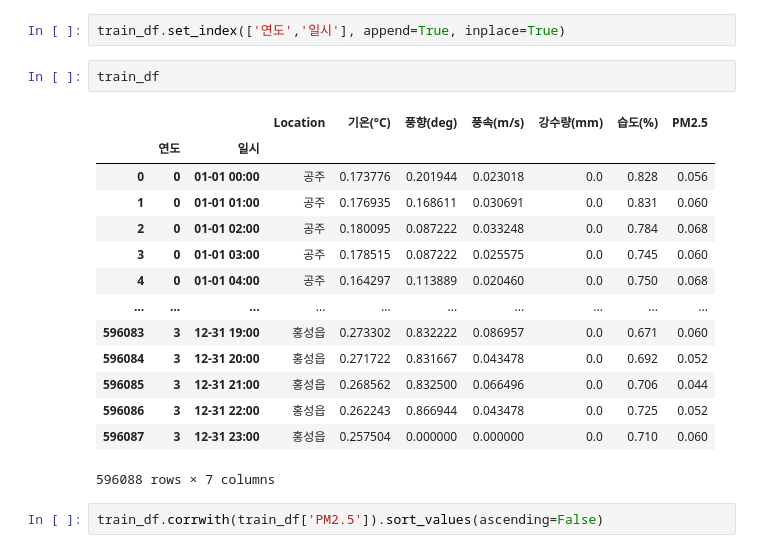
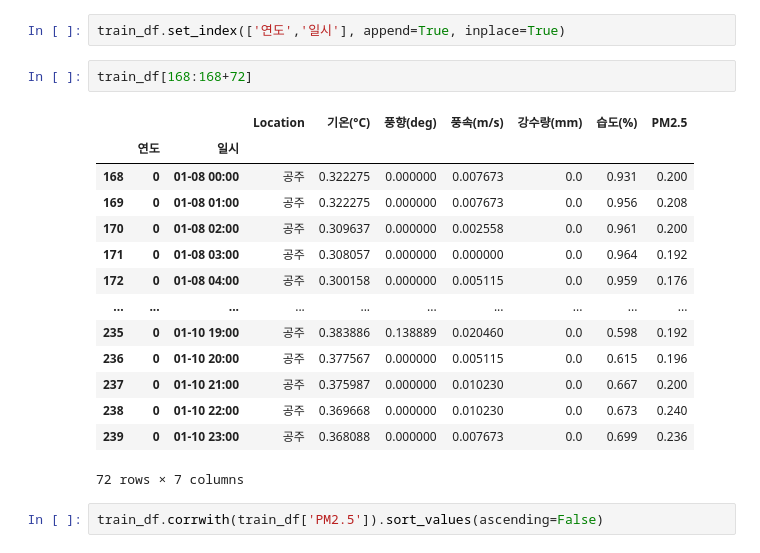
Before and after one commit to PaulowniaTree/ai_factory, a Jupyter notebook: 대기오염 예측하기-결측치 채우기.ipynb, the cells around one changed output. Saved outputs shown, nothing was run; the diff lists cells and outputs as text.

```diff
--- a/대기오염 예측하기-결측치 채우기.ipynb
+++ b/대기오염 예측하기-결측치 채우기.ipynb
@@ -707,22 +707,22 @@ dtype: int64
 # %%
 train_df.set_index(['연도','일시'], append=True, inplace=True)
 # %%
-train_df
+train_df[168:168+72]
 # %% [output]
 |  |  |  | Location | 기온(°C) | 풍향(deg) | 풍속(m/s) | 강수량(mm) | 습도(%) | PM2.5 |
 |  | 연도 | 일시 |  |  |  |  |  |  |  |
-| 0 | 0 | 01-01 00:00 | 공주 | 0.173776 | 0.201944 | 0.023018 | 0.0 | 0.828 | 0.056 |
-| 1 | 0 | 01-01 01:00 | 공주 | 0.176935 | 0.168611 | 0.030691 | 0.0 | 0.831 | 0.060 |
-| 2 | 0 | 01-01 02:00 | 공주 | 0.180095 | 0.087222 | 0.033248 | 0.0 | 0.784 | 0.068 |
-| 3 | 0 | 01-01 03:00 | 공주 | 0.178515 | 0.087222 | 0.025575 | 0.0 | 0.745 | 0.060 |
-| 4 | 0 | 01-01 04:00 | 공주 | 0.164297 | 0.113889 | 0.020460 | 0.0 | 0.750 | 0.068 |
+| 168 | 0 | 01-08 00:00 | 공주 | 0.322275 | 0.000000 | 0.007673 | 0.0 | 0.931 | 0.200 |
+| 169 | 0 | 01-08 01:00 | 공주 | 0.322275 | 0.000000 | 0.007673 | 0.0 | 0.956 | 0.208 |
+| 170 | 0 | 01-08 02:00 | 공주 | 0.309637 | 0.000000 | 0.002558 | 0.0 | 0.961 | 0.200 |
+| 171 | 0 | 01-08 03:00 | 공주 | 0.308057 | 0.000000 | 0.000000 | 0.0 | 0.964 | 0.192 |
+| 172 | 0 | 01-08 04:00 | 공주 | 0.300158 | 0.000000 | 0.005115 | 0.0 | 0.959 | 0.176 |
 | ... | ... | ... | ... | ... | ... | ... | ... | ... | ... |
-| 596083 | 3 | 12-31 19:00 | 홍성읍 | 0.273302 | 0.832222 | 0.086957 | 0.0 | 0.671 | 0.060 |
-| 596084 | 3 | 12-31 20:00 | 홍성읍 | 0.271722 | 0.831667 | 0.043478 | 0.0 | 0.692 | 0.052 |
-| 596085 | 3 | 12-31 21:00 | 홍성읍 | 0.268562 | 0.832500 | 0.066496 | 0.0 | 0.706 | 0.044 |
-| 596086 | 3 | 12-31 22:00 | 홍성읍 | 0.262243 | 0.866944 | 0.043478 | 0.0 | 0.725 | 0.052 |
-| 596087 | 3 | 12-31 23:00 | 홍성읍 | 0.257504 | 0.000000 | 0.000000 | 0.0 | 0.710 | 0.060 |
+| 235 | 0 | 01-10 19:00 | 공주 | 0.383886 | 0.138889 | 0.020460 | 0.0 | 0.598 | 0.192 |
+| 236 | 0 | 01-10 20:00 | 공주 | 0.377567 | 0.000000 | 0.005115 | 0.0 | 0.615 | 0.196 |
+| 237 | 0 | 01-10 21:00 | 공주 | 0.375987 | 0.000000 | 0.010230 | 0.0 | 0.667 | 0.200 |
+| 238 | 0 | 01-10 22:00 | 공주 | 0.369668 | 0.000000 | 0.010230 | 0.0 | 0.673 | 0.240 |
+| 239 | 0 | 01-10 23:00 | 공주 | 0.368088 | 0.000000 | 0.007673 | 0.0 | 0.699 | 0.236 |
-596088 rows × 7 columns
+72 rows × 7 columns
 # %%
 train_df.corrwith(train_df['PM2.5']).sort_values(ascending=False)
 # %% [output]
```
Also changed, not shown: parts of 37 cells of this notebook.
